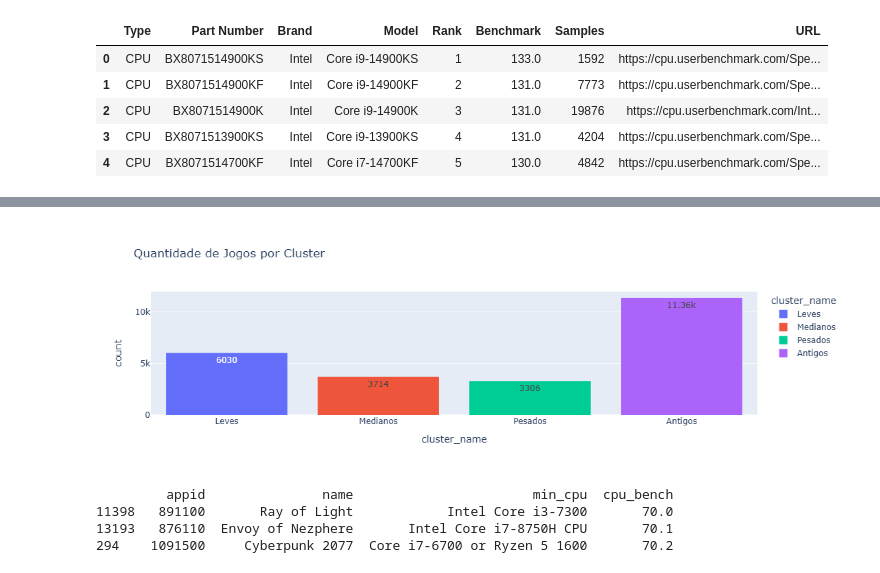
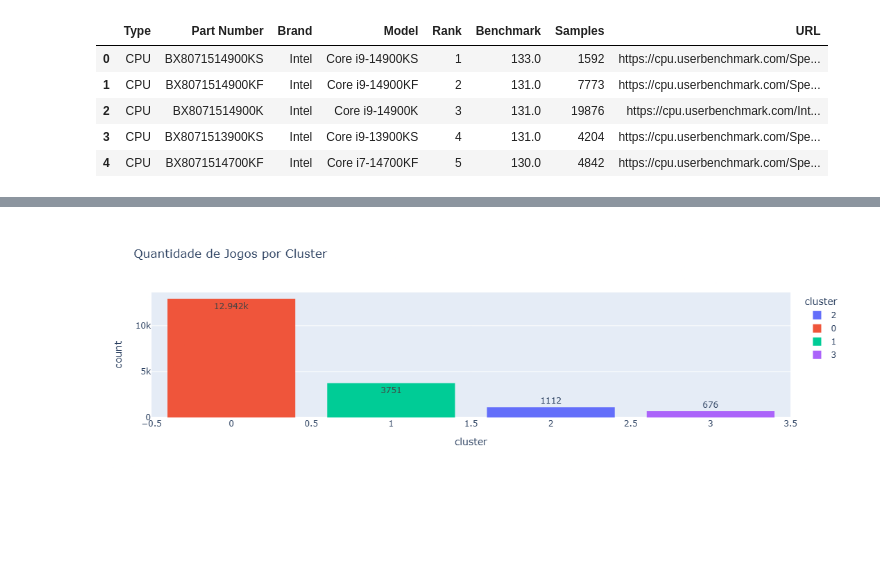
Before and after one commit to GrupoMackenzie/ProjetoAplicado03-DataScience-Mackenzie-2026, a Jupyter notebook: src/notebooks/Training/transform_train.ipynb, the cells around one changed output, grey strips where cells are left out. Cells and saved outputs as stored; diff of their text form; code cells hidden in the pictures; blank space fills up the shorter version.

```diff
--- a/src/notebooks/Training/transform_train.ipynb
+++ b/src/notebooks/Training/transform_train.ipynb
@@ -277,7 +212,7 @@ def cpu_match(text, score_dict):
                 "confidence": match_accuracy
             })
     if matched_cpus:
-        return min(matched_cpus, key=lambda x: x['score'])['score']
+        return max(matched_cpus, key=lambda x: x['score'])['score']
     else:
         return cpu_match_generics(text)
 # %%
@@ -380,16 +326,11 @@ X
 # %%
 # Elbow Method
 # Lista para armazenar os valores de inércia (WCSS)
-wcss = []
-
-# Testamos o K de 1 a 10
-for i in range(1, 11):
-    # n_init="auto" é o padrão para evitar avisos em versões novas
-    kmeans = KMeans(n_clusters=i, init='k-means++', random_state=42, n_init="auto")
-    kmeans.fit(X)
-    wcss.append(kmeans.inertia_)
+n_clusters = range(1, 10)
+kmeans = [KMeans(n_clusters=i, random_state=42).fit(X) for i in n_clusters]
+wcss = [kmeans[i].inertia_ for i in range(len(kmeans))]
 
 # Plotando o gráfico
-pltdf = pd.DataFrame({'K clusters': range(1,11), 'WCSS (Inertia)': wcss})
+pltdf = pd.DataFrame({'K clusters': n_clusters, 'WCSS (Inertia)': wcss})
 px.line(pltdf, x='K clusters', y='WCSS (Inertia)', title='Elbow Method')
 # %% [output]
@@ -399,5 +338,5 @@ n_clusters = 4 # Cluster training number acquired by elbow method
 # %%
-kmeans = KMeans(n_clusters=n_clusters, random_state=42, n_init="auto", init='k-means++').fit(X)
+kmeans = kmeans[3] # Cluster training number acquired by elbow method
 # %%
 labels = kmeans.labels_
 labels
@@ -421,19 +354,13 @@ clusterized['cluster'] = clusterized['cluster'].apply(lambda x: str(x))
+# %%
+X_predicted = X
+X_predicted['cluster'] = kmeans.predict(X.values)
 # %%
-fig = px.histogram(clusterized, x='cluster_name', color='cluster_name', text_auto=True, title="Quantidade de Jogos por Cluster")
+fig = px.histogram(X_predicted, x='cluster', color='cluster', text_auto=True, title="Quantidade de Jogos por Cluster")
 fig.update_layout(bargap=0.2)
 # %% [output]
-[figure, old version]
+[figure, new version]
 # %%
 knn = NearestNeighbors(n_neighbors=3).fit(X.values)
-# %%
-neighbors = knn.kneighbors([[70]], return_distance=False)
-for i in neighbors:
-    print(df[['appid', 'name', 'min_cpu', 'cpu_bench']].iloc[i])
-# %% [output]
-         appid               name                       min_cpu  cpu_bench
-11398   891100       Ray of Light            Intel Core i3-7300       70.0
-13193   876110  Envoy of Nezphere       Intel Core i7-8750H CPU       70.1
-294    1091500     Cyberpunk 2077  Core i7-6700 or Ryzen 5 1600       70.2
 # %%
 df[df['appid'] == 8500]
 # %% [output]
```
Also changed, not shown: parts of 26 cells of this notebook, 18 other files.
